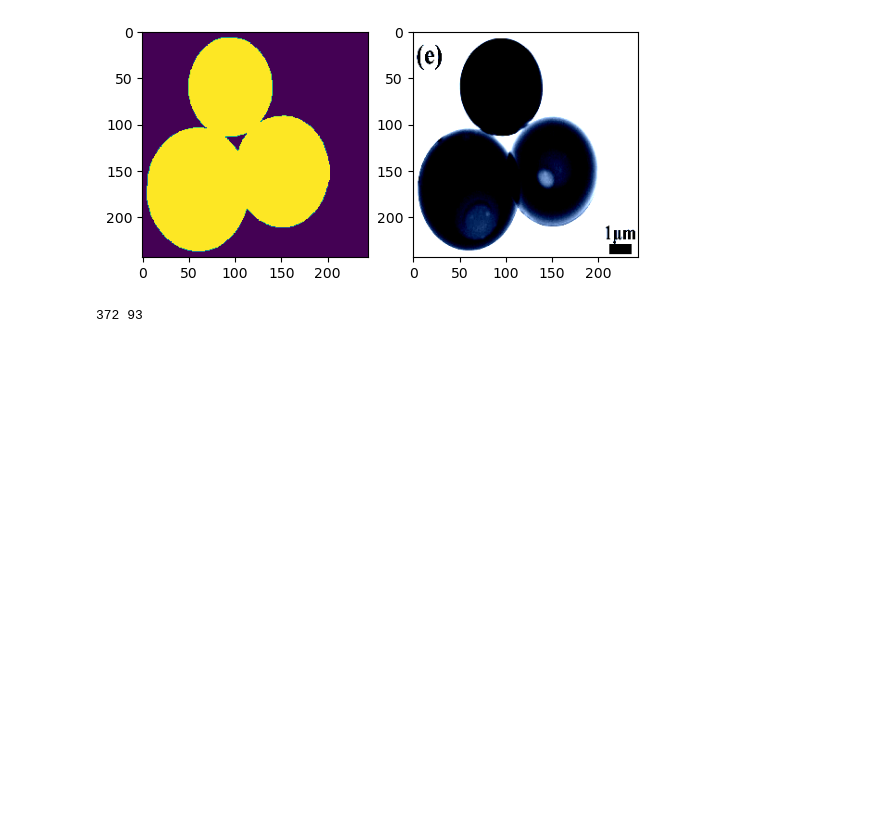
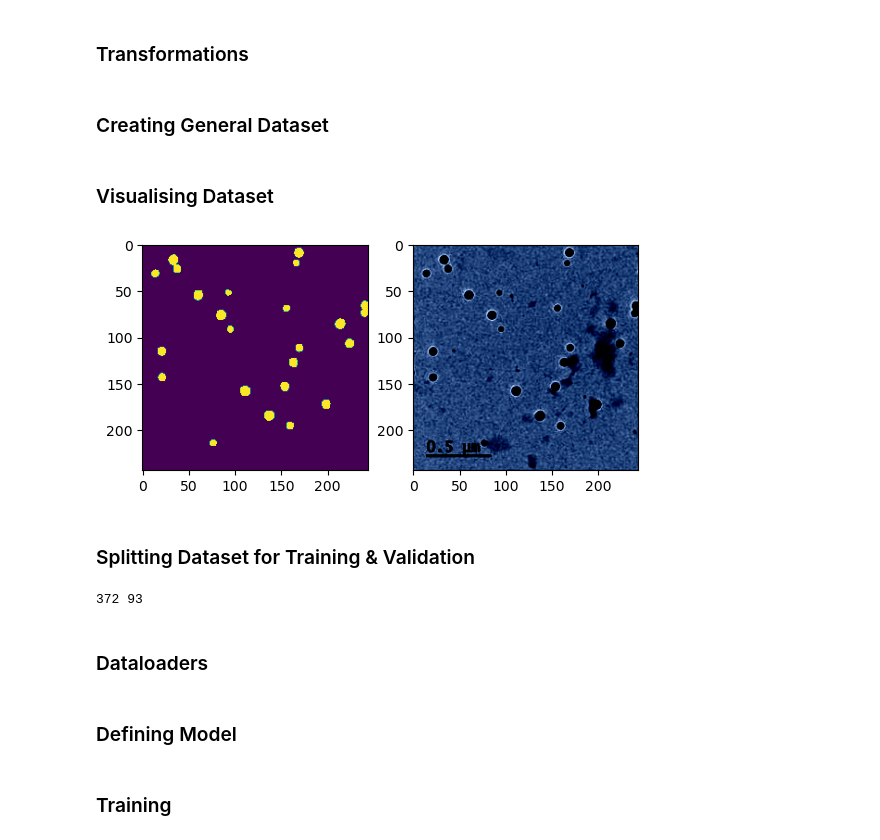
Before and after one commit to MatousE/micrograph-DeepLabv3, a Jupyter notebook: em-binary-deeplabv3.ipynb, the cells around one changed output. Saved outputs shown, nothing was run; the diff lists cells and outputs as text; code cells hidden in the pictures; blank space fills up the shorter version.

```diff
--- a/em-binary-deeplabv3.ipynb
+++ b/em-binary-deeplabv3.ipynb
@@ -105,46 +72,63 @@ class ParticleSeg(Dataset):
 #         img = img / 255
 
         return img, mask
+# %% [markdown]
+### Transformations
 # %%
 img_transforms = T.Compose([
     T.ToTensor(),
+    T.GaussianBlur(5),
     T.Normalize(mean = [0.485, 0.456, 0.406], std=[0.229, 0.224, 0.225]),
     T.Resize((244,244)),
 ])
+
+
 mask_transforms = T.Compose([
     T.ToTensor(),
     T.Resize((244,244))
 ])
+# %% [markdown]
+### Creating General Dataset
 # %%
 dataset = ParticleSeg(
     root_dir='/kaggle/input/electron-microscopy-particle-segmentation',
     img_transforms=img_transforms,
     mask_transforms=mask_transforms
 )
+# %% [markdown]
+### Visualising Dataset
 # %%
-mask, img = dataset[10]
+mask, img = dataset[8]
 
 fig, ax = plt.subplots(nrows=1, ncols=2)
 
 pos1 = ax[0].imshow(img.permute((1, 2, 0)))
 pos2 = ax[1].imshow(mask.permute((1, 2, 0)))
 # %% [output]
-[figure, old version]
+[figure, new version]
+# %% [markdown]
+### Splitting Dataset for Training & Validation
 # %%
 dataset_train, dataset_val = random_split(dataset, [int(0.8*len(dataset)), len(dataset)-int(0.8*len(dataset))])
 
 print(len(dataset_train), len(dataset_val))
 # %% [output]
 372 93
+# %% [markdown]
+### Dataloaders
 # %%
 dataloader_train = DataLoader(dataset_train, batch_size = 16)
 dataloader_val = DataLoader(dataset_val, batch_size = 16)
+# %% [markdown]
+### Defining Model
 # %%
 def createDeepLabv3(outputchannels=1):
     model = models.segmentation.deeplabv3_resnet50(pretrained=True,
                                                     progress=True)
     model.classifier = DeepLabHead(2048, outputchannels)
     return model
+# %% [markdown]
+### Training
 # %%
 device = torch.device('cuda' if torch.cuda.is_available() else 'cpu')
 model = createDeepLabv3(1).to(device)
```
Also changed, not shown: parts of 10 cells of this notebook.
